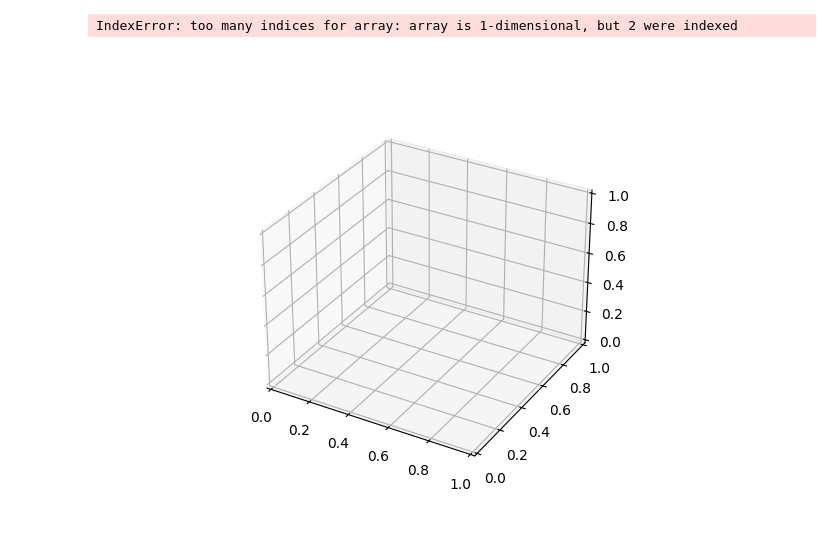
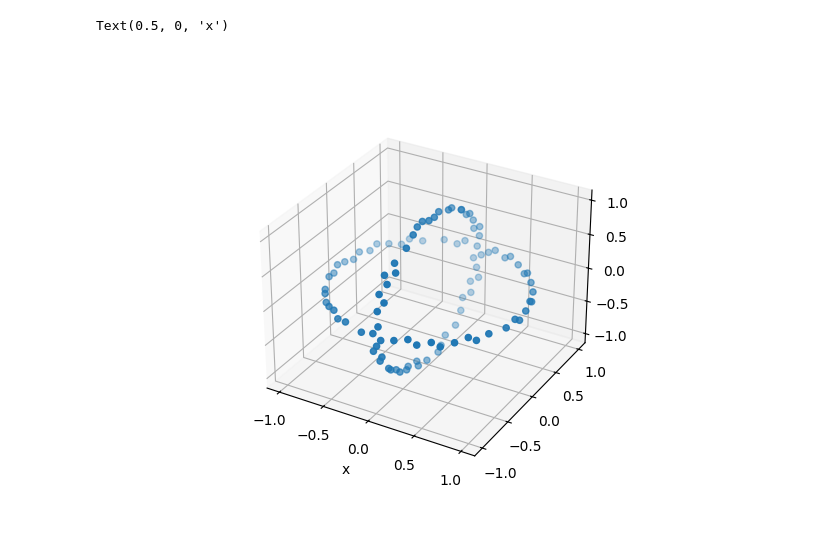
Before and after one commit to YangLabOSU/AltermagnetCalculations, a Jupyter notebook: Altermagnet_Allowed_Spin_Splittings.ipynb, the cells around one changed output. Saved outputs shown, nothing was run; the diff lists cells and outputs as text; code cells hidden in the pictures.

```diff
--- a/Altermagnet_Allowed_Spin_Splittings.ipynb
+++ b/Altermagnet_Allowed_Spin_Splittings.ipynb
@@ -6,7 +6,7 @@ from mpl_toolkits.mplot3d import Axes3D
 def get_k_sphere(n_points):
     # Get an array of n_points on a sphere of radius 1
     # shape (n_points)
-    indecies=np.arange(0,n_points) + 0.5
+    indecies=np.arange(0,n_points)
     phis = np.arccos(1 - 2*indecies / n_points)
     thetas = np.pi*(1+5**0.5) * indecies
     xs=np.sin(phis) * np.cos(thetas)
@@ -52,20 +52,21 @@ def filter_invariant_points(k_points,symmetry_operations,tol=1e-6):
 # %%
 %matplotlib widget
 points=get_k_sphere(1000)
 
 # All antiunitary operations in Pbnm with G-type AF
 symmetry_operations_antiunitary={}
-symmetry_operations_antiunitary['03_ScrewX']=make_symmetry_operation(np.array([[1,0,0],[0,-1,0],[0,0,-1]]),np.array([1/2,1/2,0]))
-symmetry_operations_antiunitary['04_MirrorXTransXY']=make_symmetry_operation(np.array([[-1,0,0],[0,1,0],[0,0,1]]),np.array([1/2,1/2,0]))
-symmetry_operations_antiunitary['05_ScrewZ']=make_symmetry_operation(np.array([[-1,0,0],[0,-1,0],[0,0,1]]),np.array([0,0,1/2]))
-symmetry_operations_antiunitary['06_MirrorZTransZ']=make_symmetry_operation(np.array([[1,0,0],[0,1,0],[0,0,-1]]),np.array([0,0,1/2]))
+symmetry_operations_antiunitary['03_ScrewX']=make_symmetry_operation(np.array([[1,0,0],[0,-1,0],[0,0,-1]]),np.array([1/2,1/2,0]),time_reversal=True)
+symmetry_operations_antiunitary['04_MirrorXTransXY']=make_symmetry_operation(np.array([[-1,0,0],[0,1,0],[0,0,1]]),np.array([1/2,1/2,0]),time_reversal=True)
+symmetry_operations_antiunitary['05_ScrewZ']=make_symmetry_operation(np.array([[-1,0,0],[0,-1,0],[0,0,1]]),np.array([0,0,1/2]),time_reversal=True)
+symmetry_operations_antiunitary['06_MirrorZTransZ']=make_symmetry_operation(np.array([[1,0,0],[0,1,0],[0,0,-1]]),np.array([0,0,1/2]),time_reversal=True)
 
-remainting_k, invariant_k = filter_invariant_points(points,symmetry_operations_antiunitary,tol=1e-3)
+remainting_k, invariant_k = filter_invariant_points(points,symmetry_operations_antiunitary,tol=1e-1)
 
 
 fig=plt.figure()
 ax=fig.add_subplot(projection='3d')
 ax.scatter(invariant_k[:,0],invariant_k[:,1],invariant_k[:,2])
+ax.set_xlabel('x')
 # %% [output]
-IndexError: too many indices for array: array is 1-dimensional, but 2 were indexed
+Text(0.5, 0, 'x')
-[figure, old version]
+[figure, new version]
```
